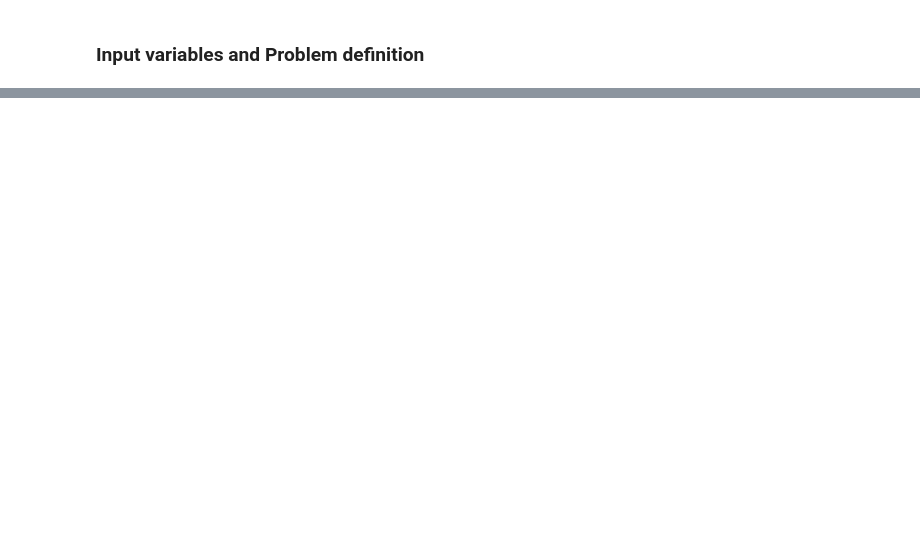
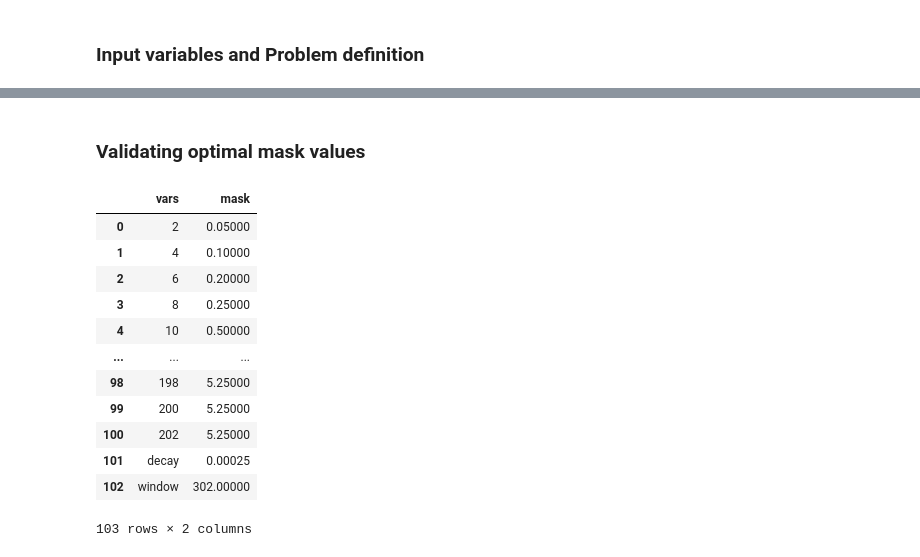
Before and after one commit to tbazina/grip-emg-optimize, a Jupyter notebook: notebooks/sensitivity_generate_1.ipynb, the cells around one changed output, grey strips where cells are left out. Cells and saved outputs as stored; diff of their text form; code cells hidden in the pictures; blank space fills up the shorter version.

```diff
--- a/notebooks/sensitivity_generate_1.ipynb
+++ b/notebooks/sensitivity_generate_1.ipynb
@@ -255,0 +140,21 @@ pop1.champion_x
+# %% [markdown]
+### Validating optimal mask values
+# %%
+# Loading optimal mask
+opt_mask = pd.read_csv('data/spectral_mask_optimal.csv')
+display(opt_mask)
+opt_mask_vals = opt_mask['mask'].to_numpy()
+# %% [output]
+|  | vars | mask |
+| 0 | 2 | 0.05000 |
+| 1 | 4 | 0.10000 |
+| 2 | 6 | 0.20000 |
+| 3 | 8 | 0.25000 |
+| 4 | 10 | 0.50000 |
+| ... | ... | ... |
+| 98 | 198 | 5.25000 |
+| 99 | 200 | 5.25000 |
+| 100 | 202 | 5.25000 |
+| 101 | decay | 0.00025 |
+| 102 | window | 302.00000 |
+103 rows × 2 columns
```
Also changed, not shown: parts of 57 cells of this notebook, 7 other files.
